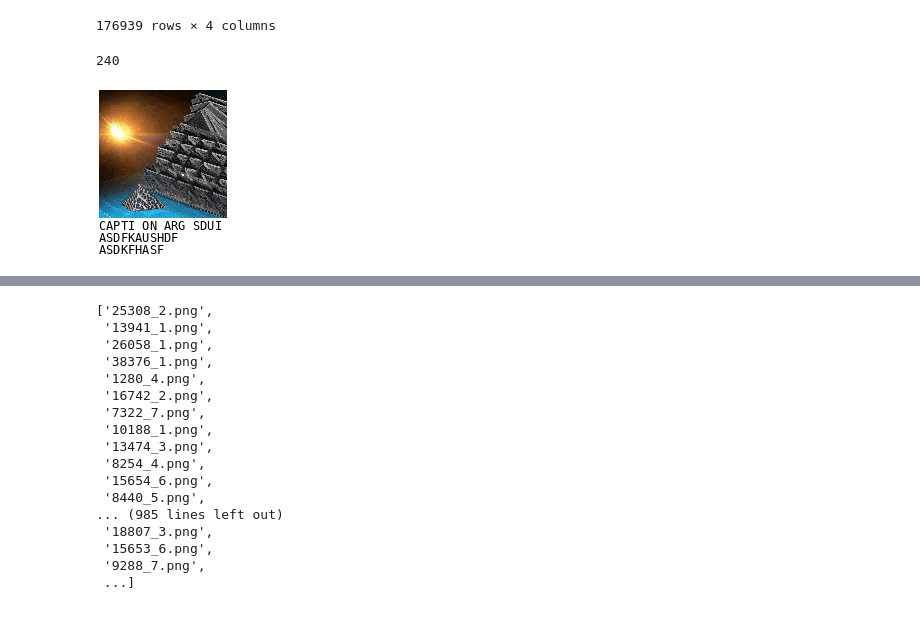
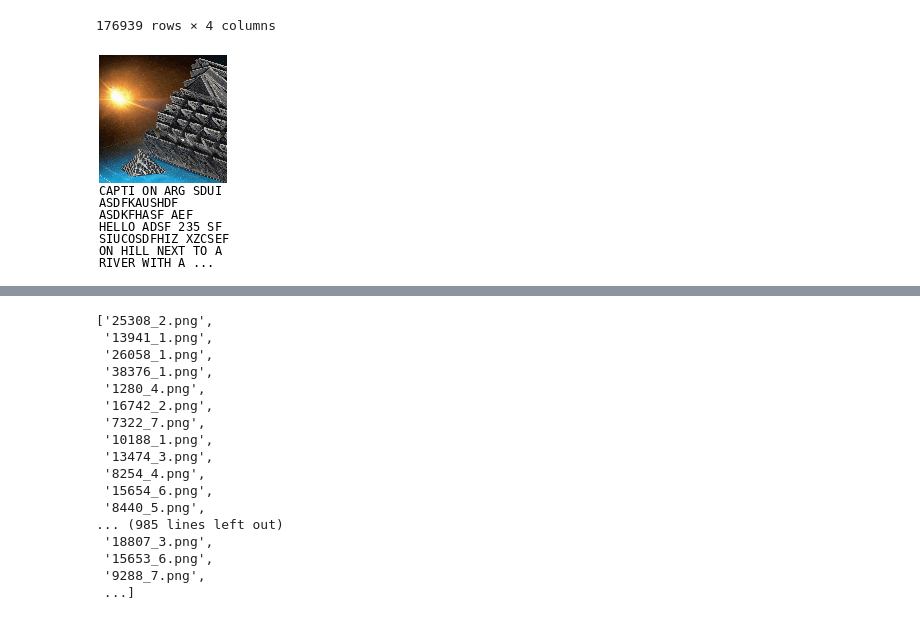
Before and after one commit to alecsharpie/game_asset_creation, a Jupyter notebook: notebooks/create_embedded_image_assets.ipynb, the cells around one changed output, grey strips where cells are left out. Drawn from its saved outputs; the diff is of its cells as text; code cells hidden in the pictures.

```diff
--- a/notebooks/create_embedded_image_assets.ipynb
+++ b/notebooks/create_embedded_image_assets.ipynb
@@ -108,13 +115,3 @@ def add_border(old_img, width = 6, caption = None, caption_size = 12):
             draw.text((width/2, old_size[0] + (width/2) + (idx * caption_size)), line_text.upper(), (0,0,0), font=font)
 
     return new_img
-# %%
-240
-# %% [output]
-240
-# %%
-timg = Image.open('../raw_data/sac-000000/11175_3.png')
-timg = simplify_image(timg, num_colors = 256, size = (128, 128))
-add_border(timg, caption = "capti on arg sdui asdfkaushdf asdkfhasf")
-# %% [output]
-[figure, removed]
@@ -121,3 +120,9 @@ add_border(timg, caption = "capti on arg sdui asdfkaushdf asdkfhasf")
+# %%
+timg = Image.open('../raw_data/sac-000000/11175_3.png')
+timg = simplify_image(timg, num_colors = 256, size = (128, 128))
+add_border(timg, caption = "capti on arg sdui asdfkaushdf asdkfhasf aef hello adsf 235 sf siucosdfhiz xzcsef on hill next to a river with a happy forest")
+# %% [output]
+[figure, added]
 # %%
 def shorten_path(img_path):
     name_parts = img_path.split('_')
```
Also changed, not shown: parts of 49 cells of this notebook, 1 other file.
